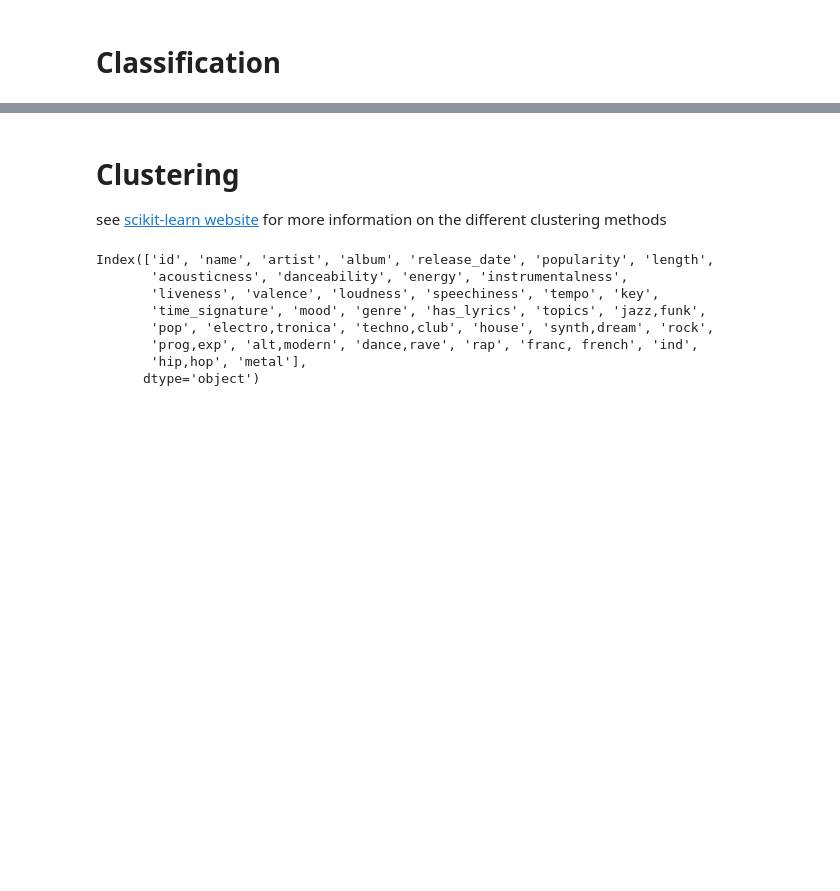
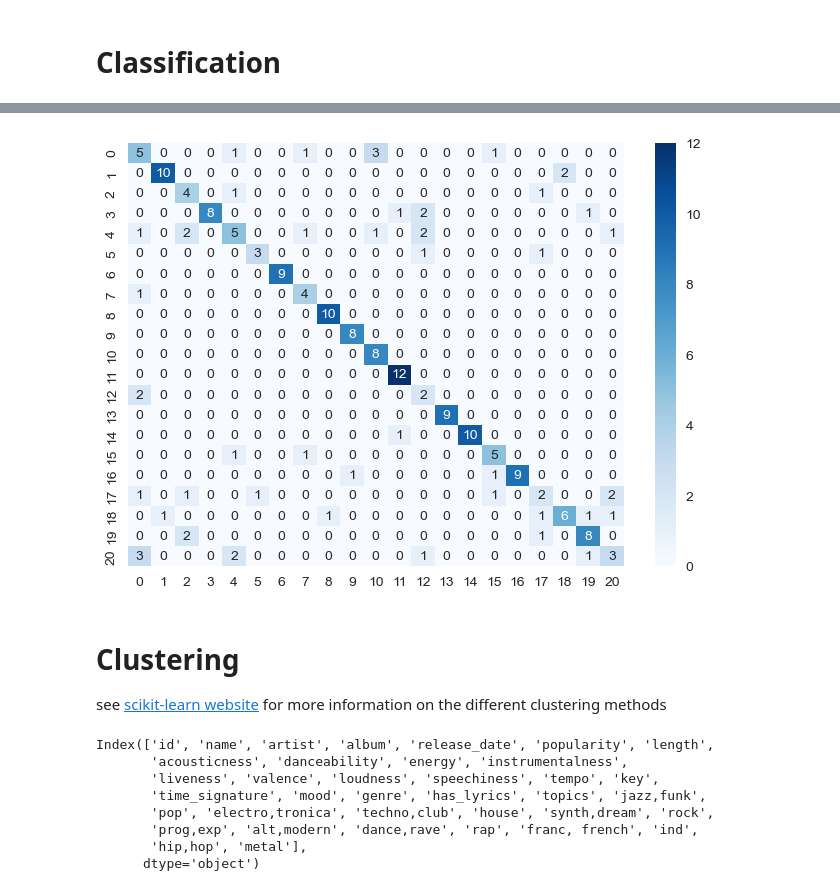
Before and after one commit to LeoMaurice/automated-playlist-making, a Jupyter notebook: Classification_clustering.ipynb, the cells around one changed output, grey strips where cells are left out. Drawn from its saved outputs; the diff is of its cells as text; code cells hidden in the pictures; blank space fills up the shorter version.

```diff
--- a/Classification_clustering.ipynb
+++ b/Classification_clustering.ipynb
@@ -311,3 +373,16 @@ from sklearn.metrics import accuracy_score
+# %%
+noyau_accurate = liste_noyaux[np.array(resultats).argmax()]
+model = SVC(kernel= noyau_accurate, random_state=1, C=1.0)
+model.fit(X_train, Y_train)
+# Résultats
+Y_pred = model.predict(X_test)
+# %%
+from sklearn.metrics import confusion_matrix
+cf_matrix = confusion_matrix(Y_test, Y_pred)
+
+ax = sns.heatmap(cf_matrix, annot=True, cmap='Blues')
+# %% [output]
+[figure, added]
 # %% [markdown]
 # Clustering
 see [scikit-learn website](https://scikit-learn.org/stable/modules/clustering.html) for more information on the different clustering methods
```
Also changed, not shown: parts of 11 cells of this notebook.
